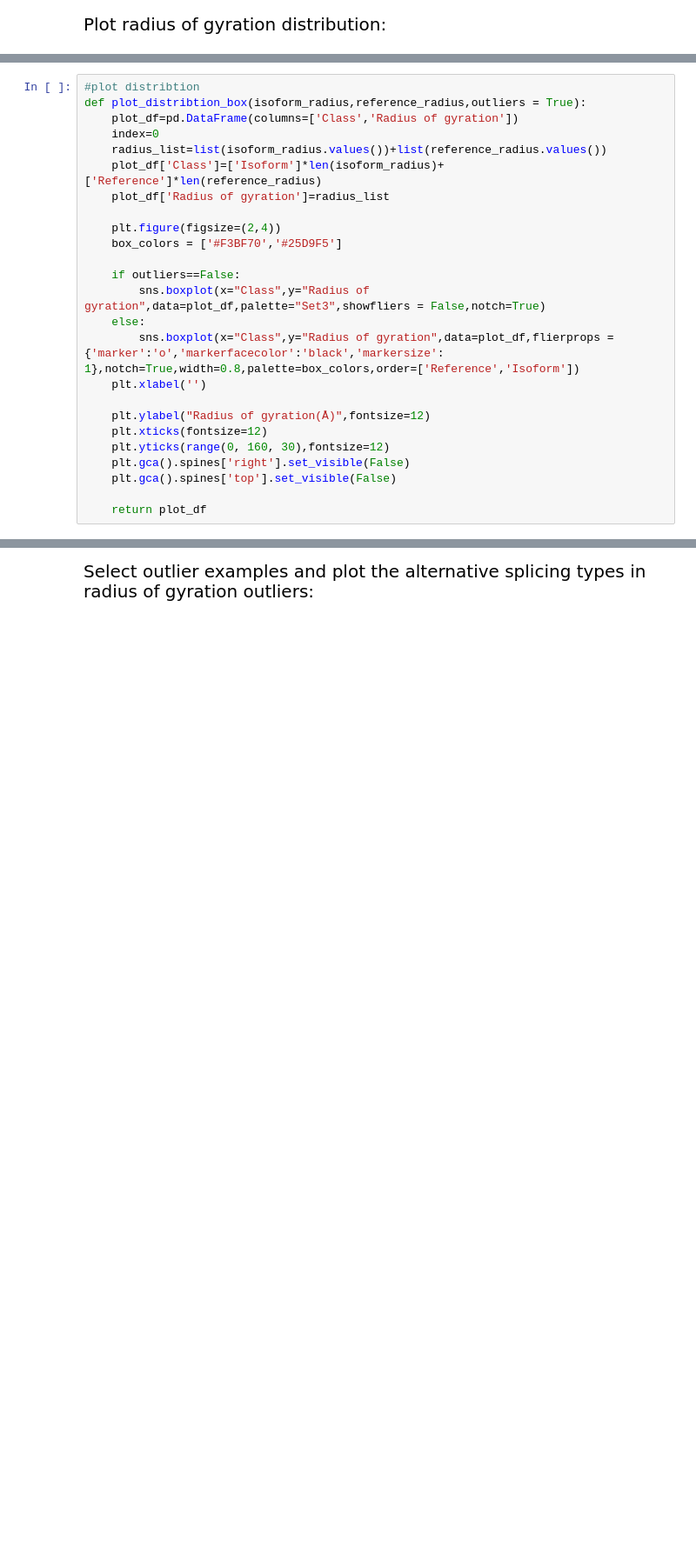
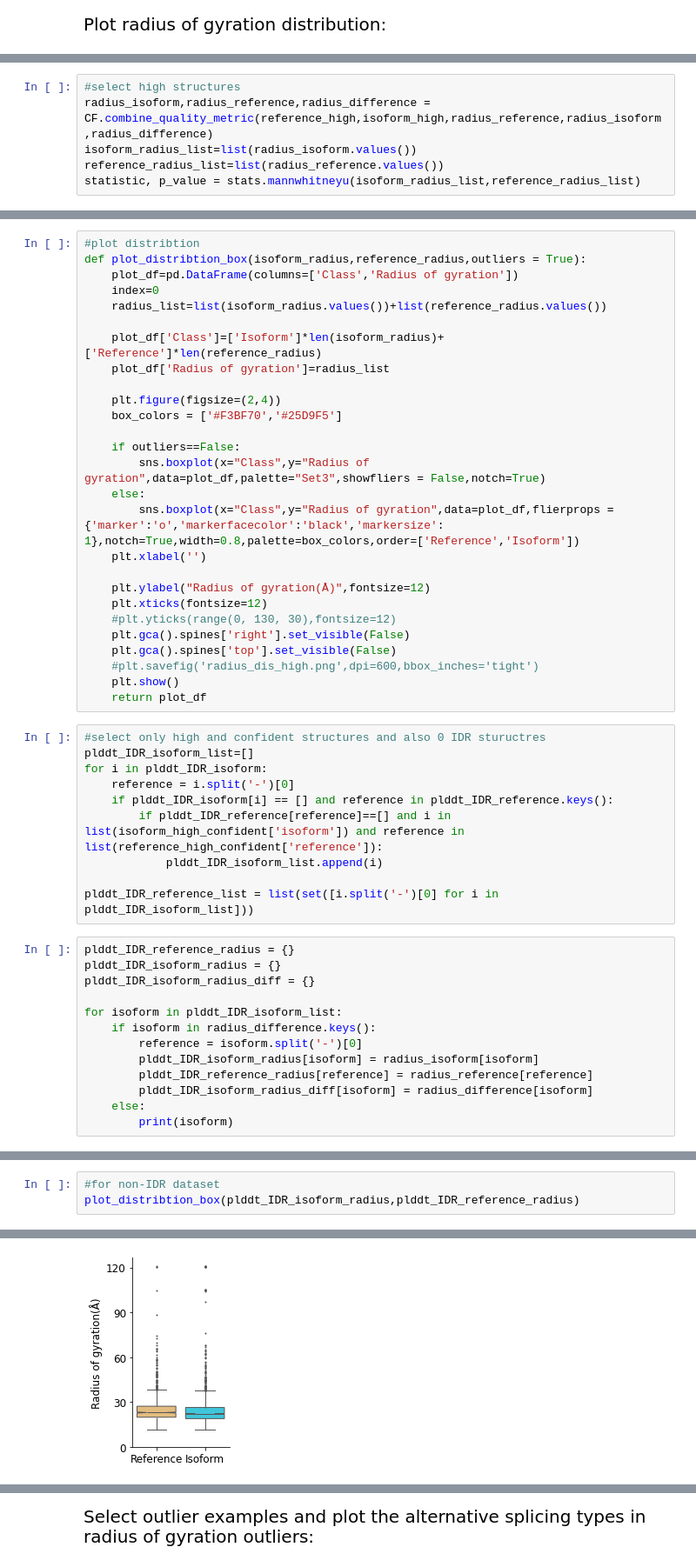
Before and after one commit to welch-lab/AF2_scRNA, a Jupyter notebook: notebook/Figure 5.ipynb, the cells around one changed output, grey strips where cells are left out. Shown at 87% size. Saved outputs shown, nothing was run; the diff lists cells and outputs as text; blank space fills up the shorter version.

```diff
--- a/notebook/Figure 5.ipynb
+++ b/notebook/Figure 5.ipynb
@@ -32,0 +66,6 @@ radius_isoform,radius_reference,radius_difference = CF.combine_quality_metric(re
+# %%
+#select high structures
+radius_isoform,radius_reference,radius_difference = CF.combine_quality_metric(reference_high,isoform_high,radius_reference,radius_isoform,radius_difference)
+isoform_radius_list=list(radius_isoform.values())
+reference_radius_list=list(radius_reference.values())
+statistic, p_value = stats.mannwhitneyu(isoform_radius_list,reference_radius_list)
@@ -36,6 +88,7 @@ def plot_distribtion_box(isoform_radius,reference_radius,outliers = True):
     plot_df=pd.DataFrame(columns=['Class','Radius of gyration'])
     index=0
     radius_list=list(isoform_radius.values())+list(reference_radius.values())
+
     plot_df['Class']=['Isoform']*len(isoform_radius)+['Reference']*len(reference_radius)
     plot_df['Radius of gyration']=radius_list
 
@@ -50,8 +103,32 @@ def plot_distribtion_box(isoform_radius,reference_radius,outliers = True):
 
     plt.ylabel("Radius of gyration(Å)",fontsize=12)
     plt.xticks(fontsize=12)
-    plt.yticks(range(0, 160, 30),fontsize=12)
+    #plt.yticks(range(0, 130, 30),fontsize=12)
     plt.gca().spines['right'].set_visible(False)
     plt.gca().spines['top'].set_visible(False)
-
+    #plt.savefig('radius_dis_high.png',dpi=600,bbox_inches='tight')
+    plt.show()
     return plot_df
+# %%
+#select only high and confident structures and also 0 IDR stuructres
+plddt_IDR_isoform_list=[]
+for i in plddt_IDR_isoform:
+    reference = i.split('-')[0]
+    if plddt_IDR_isoform[i] == [] and reference in plddt_IDR_reference.keys():
+        if plddt_IDR_reference[reference]==[] and i in list(isoform_high_confident['isoform']) and reference in list(reference_high_confident['reference']):
+            plddt_IDR_isoform_list.append(i)
+
+plddt_IDR_reference_list = list(set([i.split('-')[0] for i in plddt_IDR_isoform_list]))
+# %%
+plddt_IDR_reference_radius = {}
+plddt_IDR_isoform_radius = {}
+plddt_IDR_isoform_radius_diff = {}
+
+for isoform in plddt_IDR_isoform_list:
+    if isoform in radius_difference.keys():
+        reference = isoform.split('-')[0]
+        plddt_IDR_isoform_radius[isoform] = radius_isoform[isoform]
+        plddt_IDR_reference_radius[reference] = radius_reference[reference]
+        plddt_IDR_isoform_radius_diff[isoform] = radius_difference[isoform]
+    else:
+        print(isoform)
@@ -74,0 +204,4 @@ plot_distribtion_box(radius_isoform,radius_reference)
+# %%
+#for non-IDR dataset
+plot_distribtion_box(plddt_IDR_isoform_radius,plddt_IDR_reference_radius)
+# %% [output]
@@ -74,0 +211 @@ plot_distribtion_box(radius_isoform,radius_reference)
+[figure, added]
```
Also changed, not shown: parts of 38 cells of this notebook.
